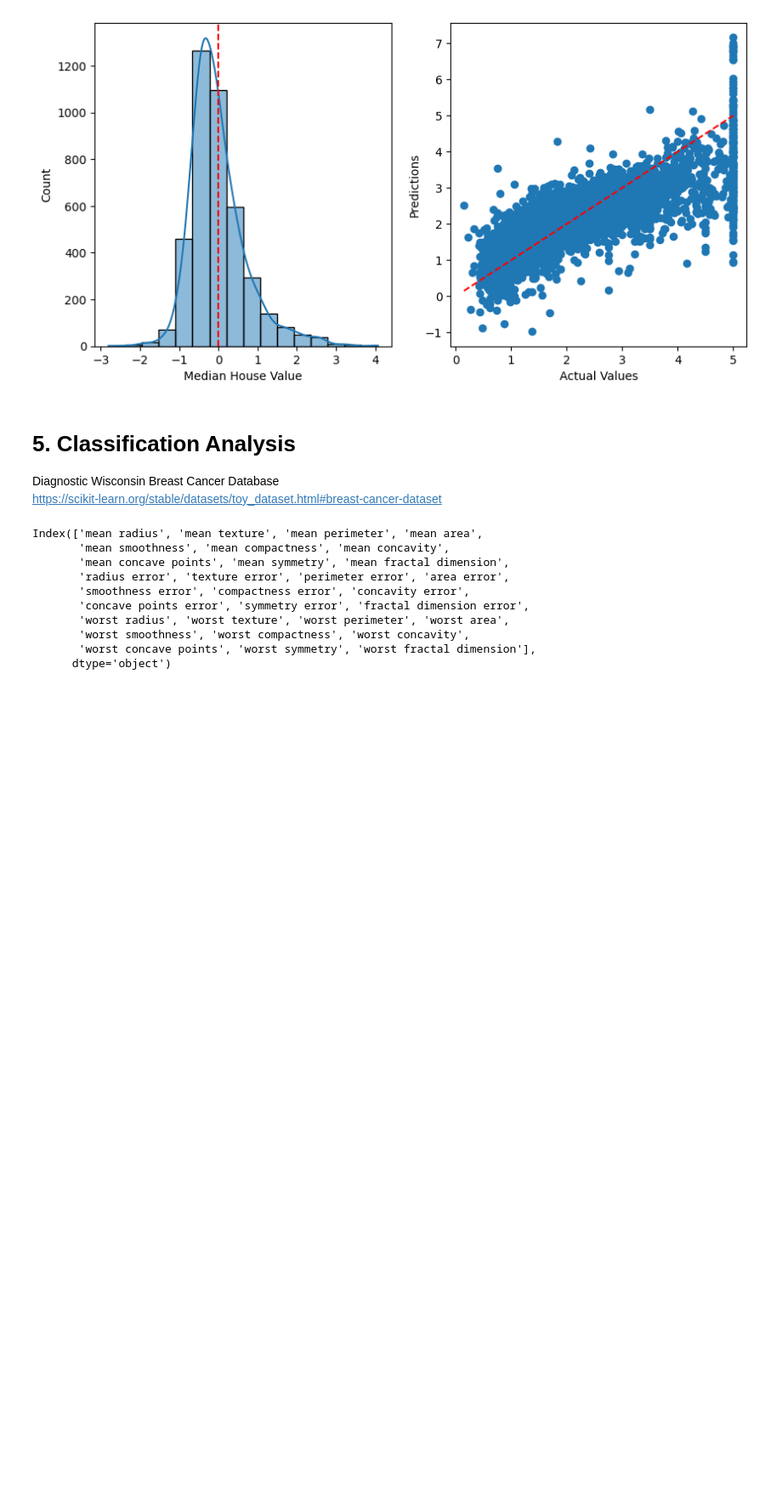
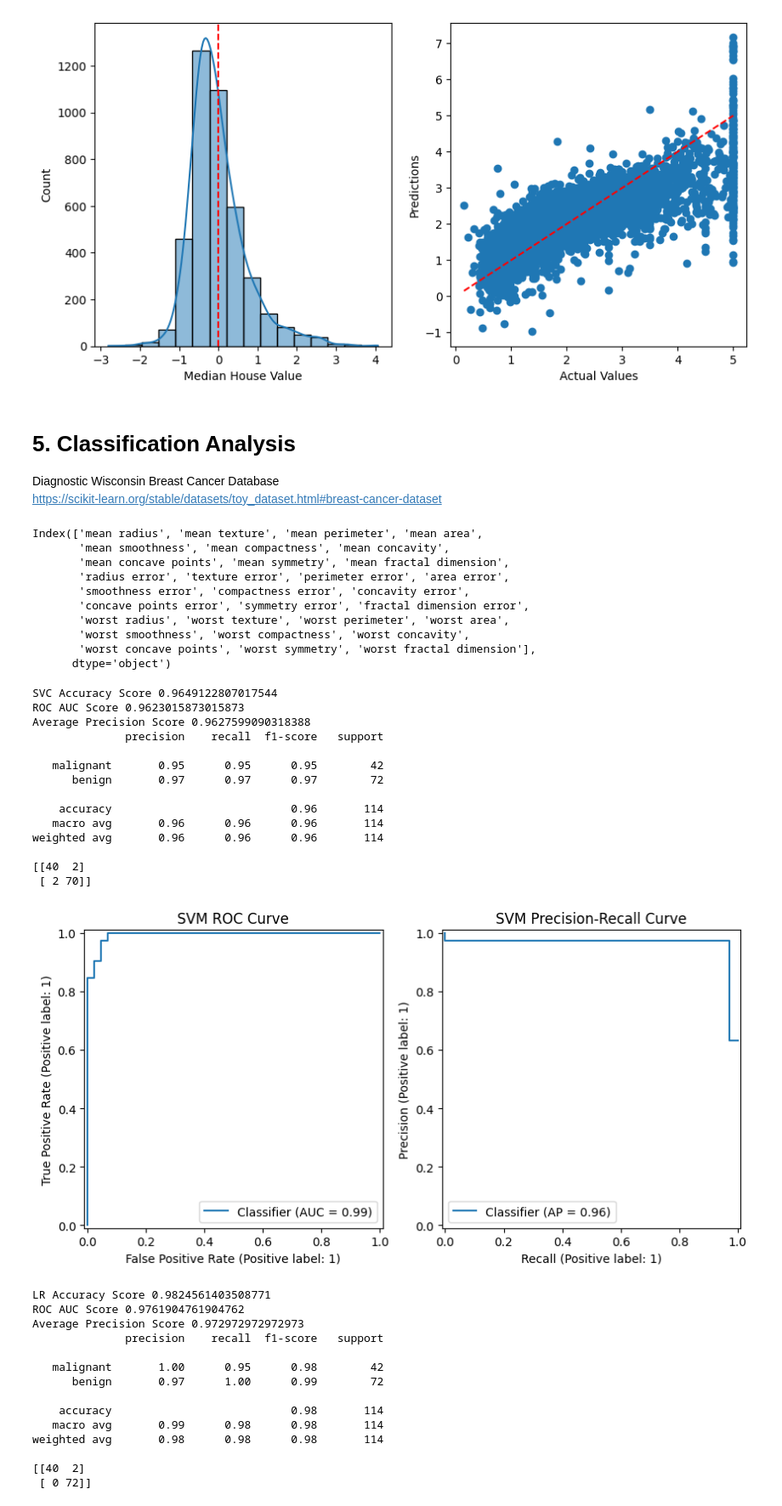
Before and after one commit to Shinyhunter95/math-data-science-course-Project1, a Jupyter notebook: project1.ipynb, the cells around one changed output. Shown at 85% size. Drawn from its saved outputs; the diff is of its cells as text; code cells hidden in the pictures; blank space fills up the shorter version.

```diff
--- a/project1.ipynb
+++ b/project1.ipynb
@@ -232,7 +232,8 @@ Index(['mean radius', 'mean texture', 'mean perimeter', 'mean area',
 from sklearn.svm import SVC
 from sklearn.linear_model import LogisticRegression
 from sklearn.neighbors import KNeighborsClassifier
-from sklearn.metrics import classification_report, confusion_matrix, roc_curve, auc, accuracy_score, roc_auc_score, average_precision_score, RocCurveDisplay, PrecisionRecallDisplay
+from sklearn.metrics import classification_report, confusion_matrix, roc_curve, auc, precision_score, recall_score
+from sklearn.metrics import accuracy_score, roc_auc_score, average_precision_score, RocCurveDisplay, PrecisionRecallDisplay
 
 from sklearn.datasets import make_classification
 from sklearn.inspection import permutation_importance
@@ -263,58 +264,79 @@ sorted_idx = feature_importance.importances_mean.argsort()
 
 
 
 
 fig, (ax1, ax2) = plt.subplots(1, 2, figsize=(10, 5))
 ax1.set_title("SVM ROC Curve")
 ax2.set_title("SVM Precision-Recall Curve")
 RocCurveDisplay.from_predictions(y_test, y_score, ax=ax1)
 PrecisionRecallDisplay.from_predictions(y_test, y_pred, ax=ax2)
 plt.show()
 
-# K-Nearest Neighbors
-KNN = KNeighborsClassifier(n_neighbors=3)
-KNN.fit(X_train_std, y_train)
-
-y_pred_KNN = KNN.predict(X_test_std)
-y_score_KNN = KNN.predict_proba(X_test_std)
-fpr, tpr, thresholds = roc_curve(y_test, y_score_KNN[:, 1])
-roc_auc = auc(fpr, tpr)
-
-print(y_score_KNN[:1])
-
-plt.plot(fpr, tpr)#, label='ROC curve (area = %0.2f)' % roc_auc)
-plt.show()
-
-
-print("KNN Accuracy Score", accuracy_score(y_test, y_pred_KNN))
-print("ROC AUC Score",roc_auc_score(y_test, y_pred_KNN))
-print("Average Precision Score",average_precision_score(y_test, y_pred_KNN))
-print(classification_report(y_test, y_pred_KNN, target_names=data.target_names))
-print(confusion_matrix(y_test, y_pred_KNN))
-
-# fig, (ax1, ax2) = plt.subplots(1, 2, figsize=(10, 5))
-# ax1.set_title("KNN ROC Curve")
-# ax2.set_title("KNN Precision-Recall Curve")
-# RocCurveDisplay.from_predictions(y_test, y_score_KNN[1], ax=ax1)
-# PrecisionRecallDisplay.from_predictions(y_test, y_pred_KNN[1], ax=ax2)
-# plt.show()
-
 # Logistic Regression
 LR = LogisticRegression()
 LR.fit(X_train_std, y_train)
 
 y_pred_LR = LR.predict(X_test_std)
 y_score_LR = LR.decision_function(X_test_std)
 
 print("LR Accuracy Score", accuracy_score(y_test, y_pred_LR))
 print("ROC AUC Score",roc_auc_score(y_test, y_pred_LR))
 print("Average Precision Score",average_precision_score(y_test, y_pred_LR))
 print(classification_report(y_test, y_pred_LR, target_names=data.target_names))
 print(confusion_matrix(y_test, y_pred_LR))
 
 fig, (ax1, ax2) = plt.subplots(1, 2, figsize=(10, 5))
 ax1.set_title("LR ROC Curve")
 ax2.set_title("LR Precision-Recall Curve")
 RocCurveDisplay.from_predictions(y_test, y_score_LR, ax=ax1)
 PrecisionRecallDisplay.from_predictions(y_test, y_pred_LR, ax=ax2)
 plt.show()
+
+# K-Nearest Neighbors
+KNN = KNeighborsClassifier(n_neighbors=3)
+KNN.fit(X_train_std, y_train)
+
+y_pred_KNN = KNN.predict(X_test_std)
+y_score_KNN = KNN.predict_proba(X_test_std)
+
+print("KNN Accuracy Score", accuracy_score(y_test, y_pred_KNN))
+print("ROC AUC Score",roc_auc_score(y_test, y_pred_KNN))
+print("Average Precision Score",average_precision_score(y_test, y_pred_KNN))
+print(classification_report(y_test, y_pred_KNN, target_names=data.target_names))
+print(confusion_matrix(y_test, y_pred_KNN))
+
+#Makes a rudimentary ROC Curve Plot
+#fpr, tpr, thresholds = roc_curve(y_test, y_score_KNN[:, 1])
+#roc_auc = auc(fpr, tpr)
+#plt.plot(fpr, tpr)
+#plt.show()
+# %% [output]
+SVC Accuracy Score 0.9649122807017544
+ROC AUC Score 0.9623015873015873
+Average Precision Score 0.9627599090318388
+              precision    recall  f1-score   support
+
+   malignant       0.95      0.95      0.95        42
+      benign       0.97      0.97      0.97        72
+
+    accuracy                           0.96       114
+   macro avg       0.96      0.96      0.96       114
+weighted avg       0.96      0.96      0.96       114
+
+[[40  2]
+ [ 2 70]]
+[figure, added]
+LR Accuracy Score 0.9824561403508771
+ROC AUC Score 0.9761904761904762
+Average Precision Score 0.972972972972973
+              precision    recall  f1-score   support
+
+   malignant       1.00      0.95      0.98        42
+      benign       0.97      1.00      0.99        72
+
+    accuracy                           0.98       114
+   macro avg       0.99      0.98      0.98       114
+weighted avg       0.98      0.98      0.98       114
+
+[[40  2]
+ [ 0 72]]
```
Also changed, not shown: parts of 1 cell of this notebook.
